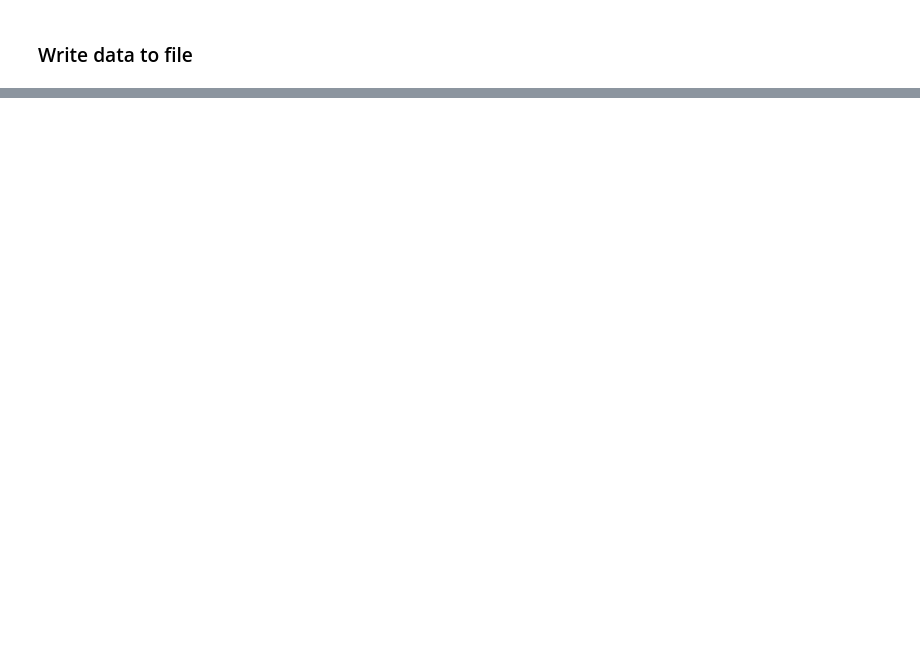
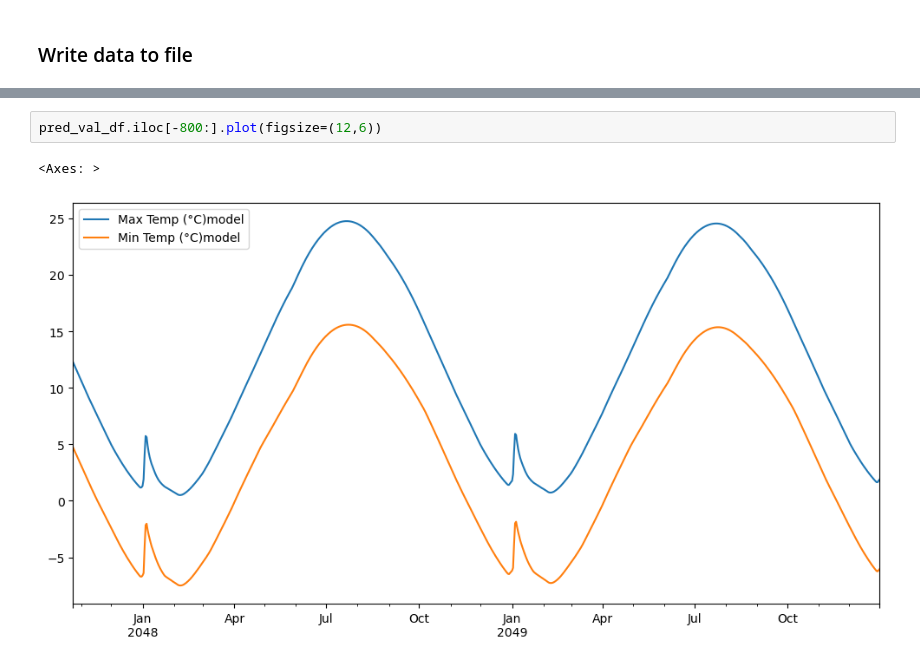
Before and after one commit to ABF-QC/Final_Project, a Jupyter notebook: notebook/Prediction.ipynb, the cells around one changed output, grey strips where cells are left out. Cells and saved outputs as stored; diff of their text form; blank space fills up the shorter version.

```diff
--- a/notebook/Prediction.ipynb
+++ b/notebook/Prediction.ipynb
@@ -620,0 +625,5 @@ full_pred_val_df.drop(columns=cols_in).iloc[-31:].plot(figsize=(12,6))
+# %%
+pred_val_df.iloc[-800:].plot(figsize=(12,6))
+# %% [output]
+<Axes: >
+[figure, added]
```
Also changed, not shown: parts of 7 cells of this notebook, 1 other file.
